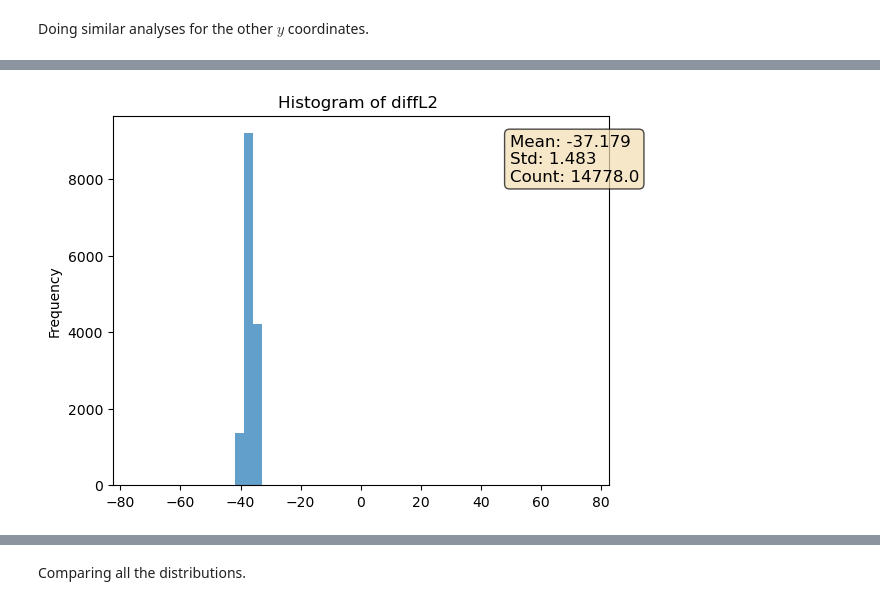
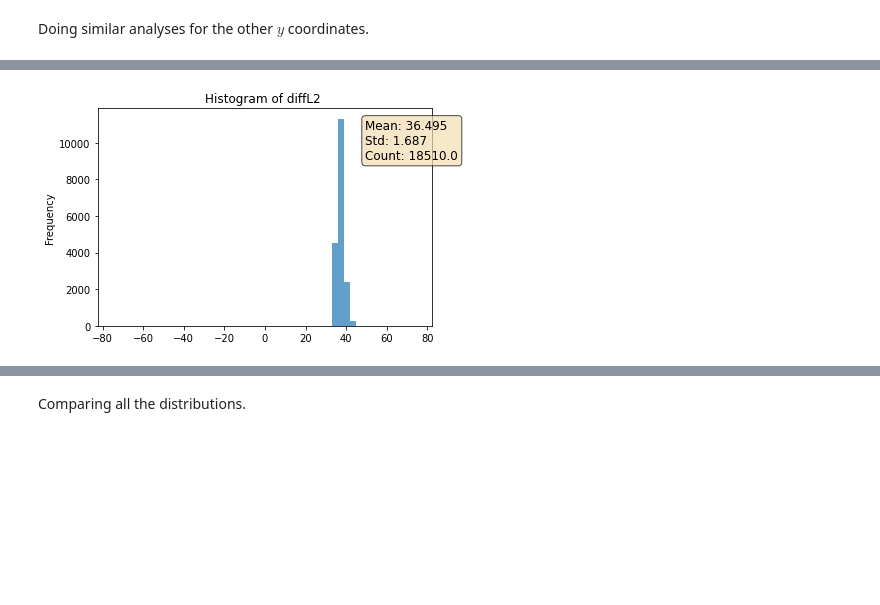
Before and after one commit to shanto268/CrateAnalysis, a Jupyter notebook: Photon_Time_Propagation_New_Calib.ipynb, the cells around one changed output, grey strips where cells are left out. Cells and saved outputs as stored; diff of their text form; code cells hidden in the pictures; blank space fills up the shorter version.

Commit message:
Photon Time Prop with calibration_new_set_up.csv

```diff
--- a/Photon_Time_Propagation_New_Calib.ipynb
+++ b/Photon_Time_Propagation_New_Calib.ipynb
@@ -27,7 +20,7 @@ FileNotFoundError: [Errno 2] No such file or directory: 'processed_data/lead_bri
 # %%
 from MuDataFrame import *
 
-mdfo_calib = MuDataFrame("/Volumes/mac_extended/Research/MT/proto1b/data_sets/calibration_data/calibration_data.csv")
+mdfo_calib = MuDataFrame("/Users/sc/Projects/Summer2021/Muons/dataFiles/calibration_new_set_up.csv")
 
 mdf_calib = mdfo_calib.events_df
 
@@ -106,12 +98,12 @@ mdfo_calib.getHistogram("L1",range=(0,200))
 # %%
 mdfo_calib.reload()
 mdfo_calib.keepEvents("diffL1",-57,"<=")
 
-mdfo_calib.keepEvents("diffL2",-34,"<=")
-mdfo_calib.keepEvents("diffL2",-42,">=")
+mdfo_calib.keepEvents("diffL2",34,">=")
+mdfo_calib.keepEvents("diffL2",42,"<=")
 mdfo_calib.getHistogram("diffL2",range=(-75,75),nbins=50)
 # %% [output]
-[figure, old version]
+[figure, new version]
 # %%
 x1_3 = mdfo_calib.get("L1")
 mdfo_calib.getHistogram("L1",range=(0,200))
```
Also changed, not shown: parts of 71 cells of this notebook, 1 other file.
